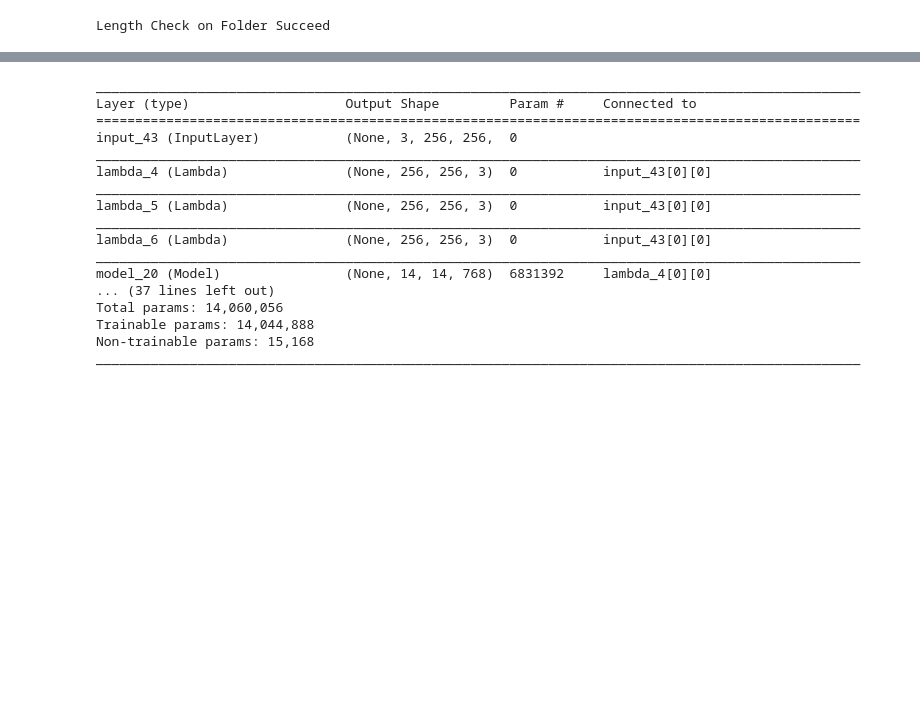
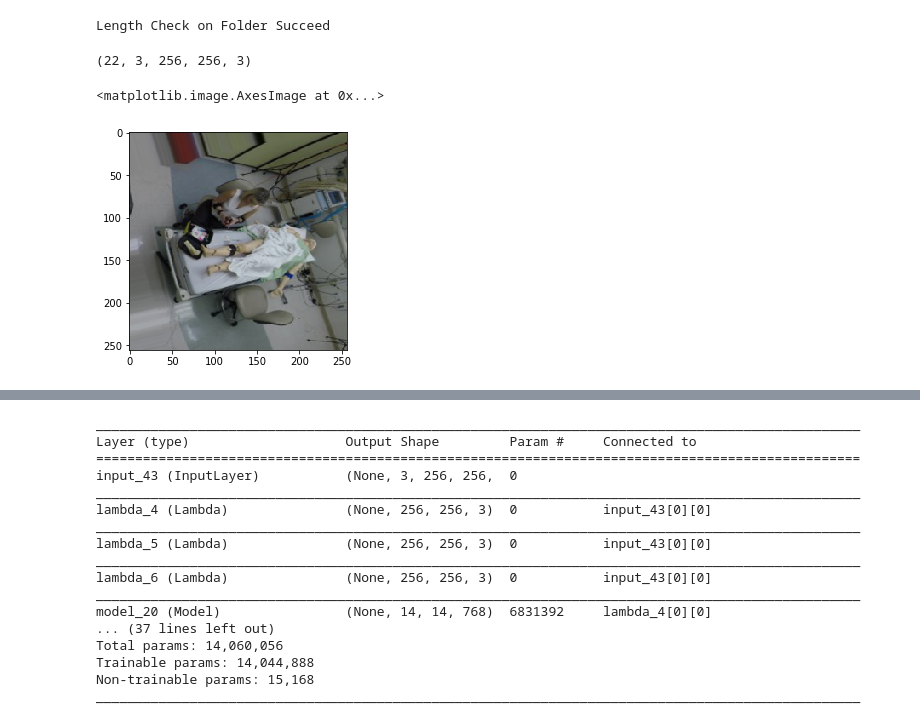
Before and after one commit to Lingfeng158/CELA-VideoClassification, a Jupyter notebook: CNNLateFusion/LateFusion.ipynb, the cells around one changed output, grey strips where cells are left out. Saved outputs shown, nothing was run; the diff lists cells and outputs as text; code cells hidden in the pictures; blank space fills up the shorter version.

```diff
--- a/CNNLateFusion/LateFusion.ipynb
+++ b/CNNLateFusion/LateFusion.ipynb
@@ -34,3 +36,17 @@ Length Check on Folder Succeed
 # %%
 trainingGen=imgDataGenerator(trainPath)
 validGen=imgDataGenerator(validPath)
+# %%
+x,y=trainingGen.__getitem__(792)
+# %%
+x.shape
+# %% [output]
+(22, 3, 256, 256, 3)
+# %%
+im1=x.astype('uint8')
+from matplotlib import pyplot
+# %%
+pyplot.imshow(im1[10][0])
+# %% [output]
+<matplotlib.image.AxesImage at 0x...>
+[figure, added]
```
Also changed, not shown: parts of 4 cells of this notebook, 3 other files.
